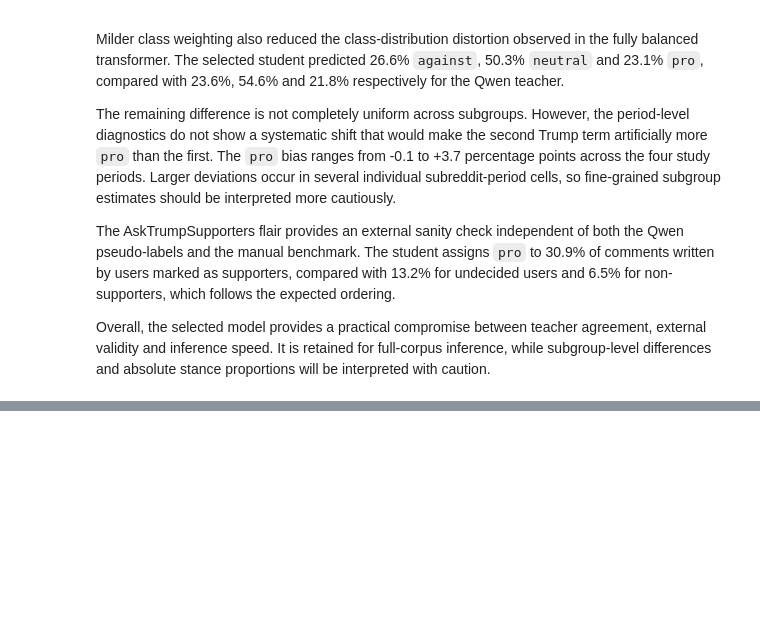
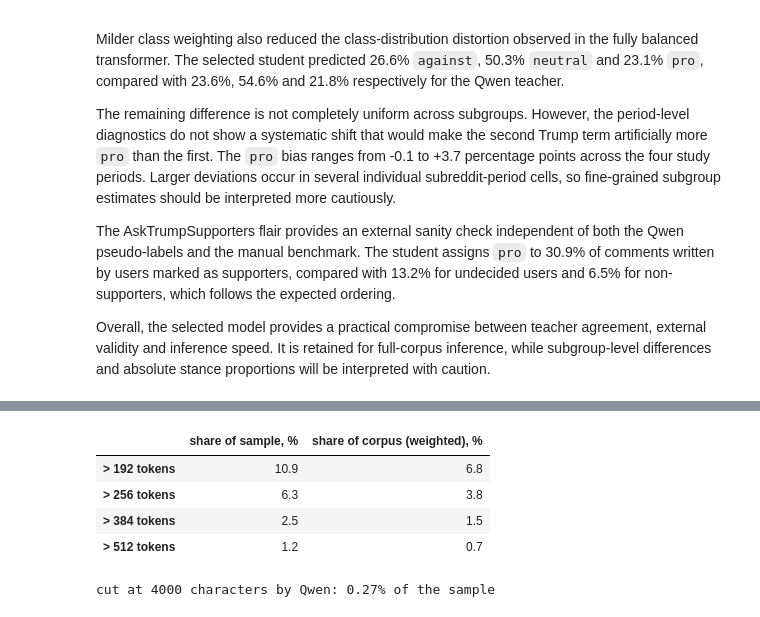
Before and after one commit to khorunzhaviktoriia/reddit_analysis_project, a Jupyter notebook: notebooks/EDA/model_selection.ipynb, the cells around one changed output, grey strips where cells are left out. Cells and saved outputs as stored; diff of their text form; code cells hidden in the pictures; blank space fills up the shorter version.

```diff
--- a/notebooks/EDA/model_selection.ipynb
+++ b/notebooks/EDA/model_selection.ipynb
@@ -4039,0 +4051,51 @@ Overall, the selected model provides a practical compromise between teacher agre
+# %%
+def get_token_lengths(texts, batch_size=2048):
+    texts = pd.Series(texts).fillna("").astype(str).tolist()
+    lengths = np.empty(len(texts), dtype=np.int32)
+
+    for start in range(0, len(texts), batch_size):
+        batch = texts[start:start + batch_size]
+
+        encoded = tokenizer(batch,add_special_tokens=True,truncation=False,padding=False,return_length=True,)
+
+        lengths[start:start + len(batch)] = encoded["length"]
+
+    return lengths
+
+
+length_sample = pseudo[["id","period","subreddit","stratum_size","stratum_sampled","text",]].copy()
+
+length_sample["tokens"] = get_token_lengths(length_sample["text"])
+
+length_sample["sample_weight"] = (length_sample["stratum_size"] / length_sample["stratum_sampled"])
+
+
+def weighted_percent(mask, weights):
+    return 100 * np.average(np.asarray(mask, dtype=float),weights=np.asarray(weights, dtype=float),)
+
+thresholds = [192, 256, 384, 512]
+
+length_summary = pd.DataFrame(
+    {
+        "share of sample, %": [
+            100 * (length_sample["tokens"] > t).mean()
+            for t in thresholds
+        ],
+        "share of corpus (weighted), %": [
+            weighted_percent(length_sample["tokens"] > t,length_sample["sample_weight"],)
+            for t in thresholds
+        ],
+    },
+    index=[f"> {t} tokens" for t in thresholds],
+)
+
+display(length_summary.round(1))
+
+print(f"cut at 4000 characters by Qwen: {100 * (length_sample['text'].str.len() > 4000).mean():.2f}% of the sample")
+# %% [output]
+|  | share of sample, % | share of corpus (weighted), % |
+| > 192 tokens | 10.9 | 6.8 |
+| > 256 tokens | 6.3 | 3.8 |
+| > 384 tokens | 2.5 | 1.5 |
+| > 512 tokens | 1.2 | 0.7 |
+cut at 4000 characters by Qwen: 0.27% of the sample
```
Also changed, not shown: parts of 4 cells of this notebook.
